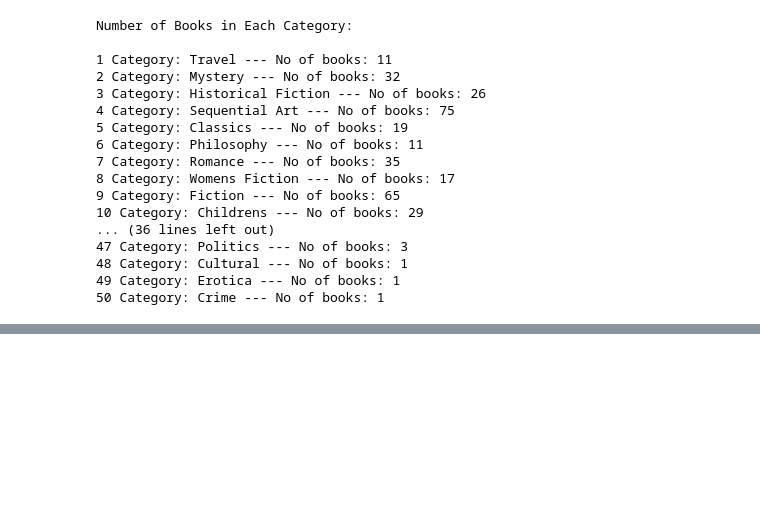
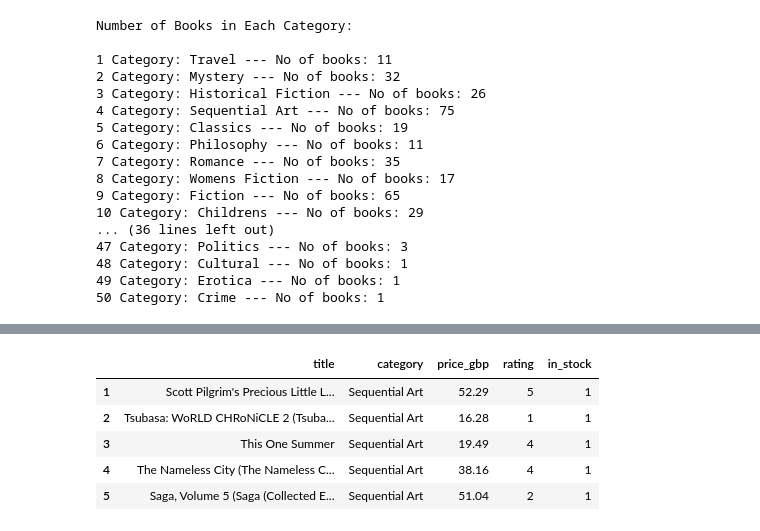
Before and after one commit to pothireddyvishnu/Zepto_Data_AI_Platform, a Jupyter notebook: data_pipeline/zepto_catalog_workflow.ipynb, the cells around one changed output, grey strips where cells are left out. Drawn from its saved outputs; the diff is of its cells as text; code cells hidden in the pictures; blank space fills up the shorter version.

```diff
--- a/data_pipeline/zepto_catalog_workflow.ipynb
+++ b/data_pipeline/zepto_catalog_workflow.ipynb
@@ -169,0 +206,3 @@ Total number of books collected: 304
+# %%
+books_df_clean['price_gbp'] = pd.to_numeric(books_df_clean['price'].str.replace('£', '', regex=False).astype(float), errors='coerce')
+books_df_clean.drop(columns=['price'], inplace=True)
@@ -169,0 +211,11 @@ Total number of books collected: 304
+# %%
+RATING = {
+    "one": 1,
+    "two": 2,
+    "three": 3,
+    "four": 4,
+    "five": 5
+}
+
+books_df_clean['rating'] = books_df_clean['star_rating'].str.lower().map(RATING)
+books_df_clean.drop(columns=['star_rating'], inplace=True)
@@ -169,0 +237,9 @@ Total number of books collected: 304
+# %%
+books_df_clean.head()
+# %% [output]
+|  | title | category | price_gbp | rating | in_stock |
+| 1 | Scott Pilgrim's Precious Little L... | Sequential Art | 52.29 | 5 | 1 |
+| 2 | Tsubasa: WoRLD CHRoNiCLE 2 (Tsuba... | Sequential Art | 16.28 | 1 | 1 |
+| 3 | This One Summer | Sequential Art | 19.49 | 4 | 1 |
+| 4 | The Nameless City (The Nameless C... | Sequential Art | 38.16 | 4 | 1 |
+| 5 | Saga, Volume 5 (Saga (Collected E... | Sequential Art | 51.04 | 2 | 1 |
```
Also changed, not shown: parts of 67 cells of this notebook, 1 other file.
